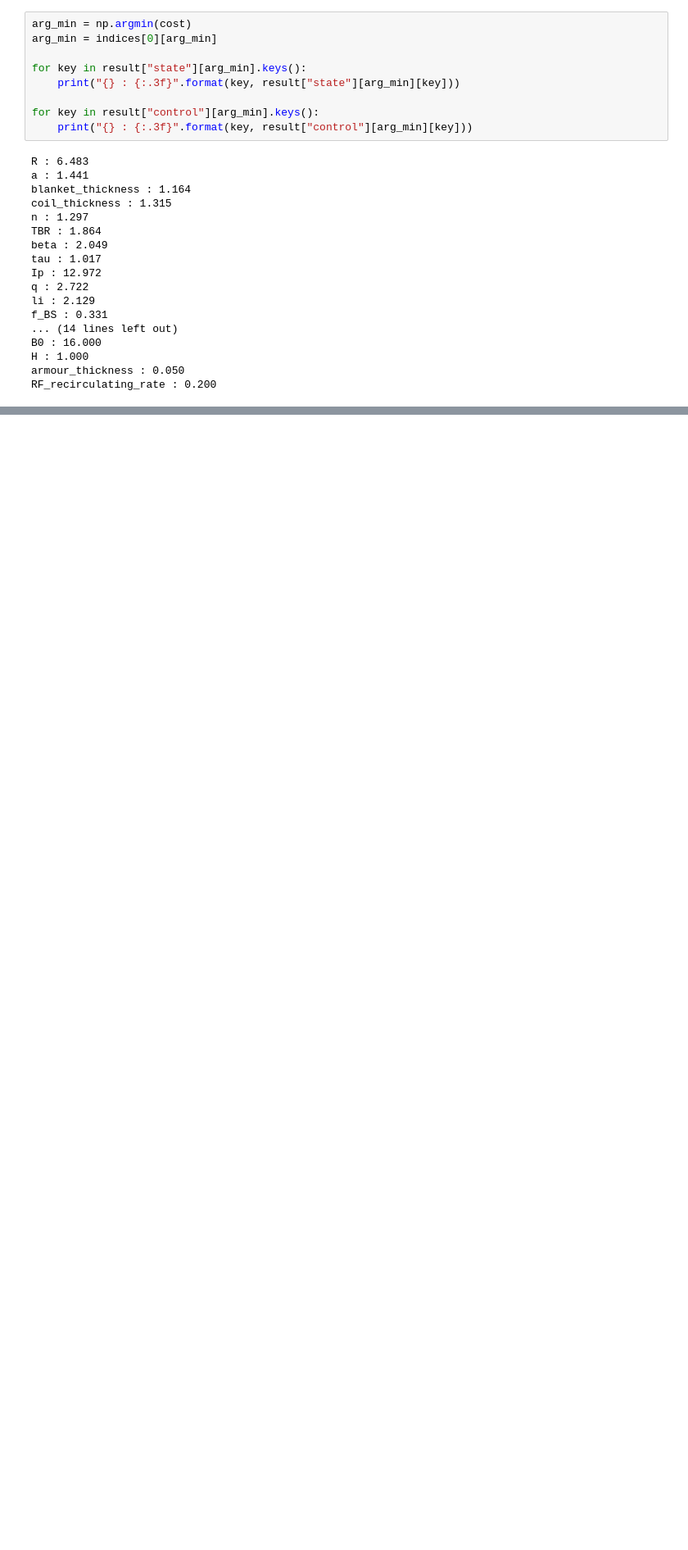
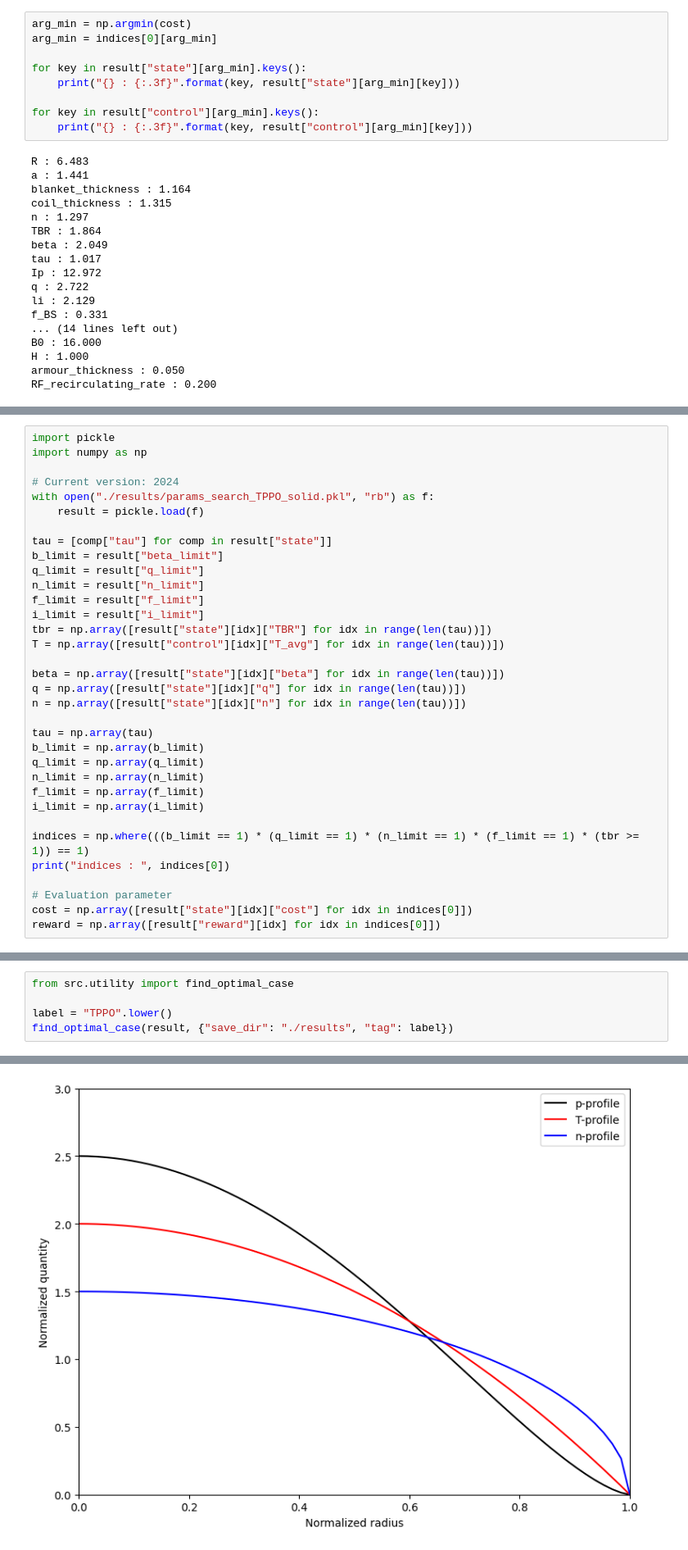
Before and after one commit to ZINZINBIN/RL-based-Reactor-Design-Optimization, a Jupyter notebook: analysis.ipynb, the cells around one changed output, grey strips where cells are left out. Shown at 82% size. Cells and saved outputs as stored; diff of their text form; blank space fills up the shorter version.

```diff
--- a/analysis.ipynb
+++ b/analysis.ipynb
@@ -650,0 +654,34 @@ RF_recirculating_rate : 0.200
+# %%
+import pickle
+import numpy as np
+
+# Current version: 2024
+with open("./results/params_search_TPPO_solid.pkl", "rb") as f:
+    result = pickle.load(f)
+
+tau = [comp["tau"] for comp in result["state"]]
+b_limit = result["beta_limit"]
+q_limit = result["q_limit"]
+n_limit = result["n_limit"]
+f_limit = result["f_limit"]
+i_limit = result["i_limit"]
+tbr = np.array([result["state"][idx]["TBR"] for idx in range(len(tau))])
+T = np.array([result["control"][idx]["T_avg"] for idx in range(len(tau))])
+
+beta = np.array([result["state"][idx]["beta"] for idx in range(len(tau))])
+q = np.array([result["state"][idx]["q"] for idx in range(len(tau))])
+n = np.array([result["state"][idx]["n"] for idx in range(len(tau))])
+
+tau = np.array(tau)
+b_limit = np.array(b_limit)
+q_limit = np.array(q_limit)
+n_limit = np.array(n_limit)
+f_limit = np.array(f_limit)
+i_limit = np.array(i_limit)
+
+indices = np.where(((b_limit == 1) * (q_limit == 1) * (n_limit == 1) * (f_limit == 1) * (tbr >= 1)) == 1)
+print("indices : ", indices[0])
+
+# Evaluation parameter
+cost = np.array([result["state"][idx]["cost"] for idx in indices[0]])
+reward = np.array([result["reward"][idx] for idx in indices[0]])
@@ -650,0 +717,6 @@ RF_recirculating_rate : 0.200
+# %%
+from src.utility import find_optimal_case
+
+label = "TPPO".lower()
+find_optimal_case(result, {"save_dir": "./results", "tag": label})
+# %% [output]
@@ -650,0 +740 @@ RF_recirculating_rate : 0.200
+[figure, added]
```
Also changed, not shown: parts of 5 cells of this notebook, 19 other files.
